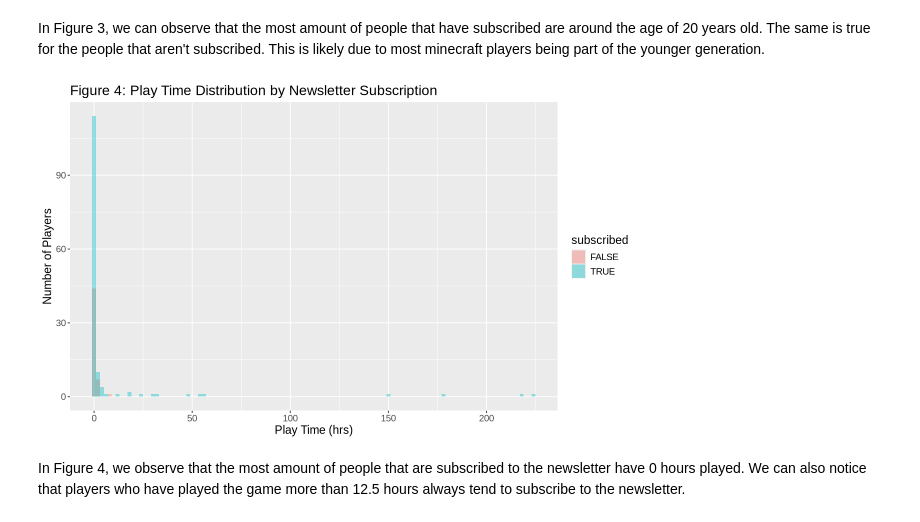
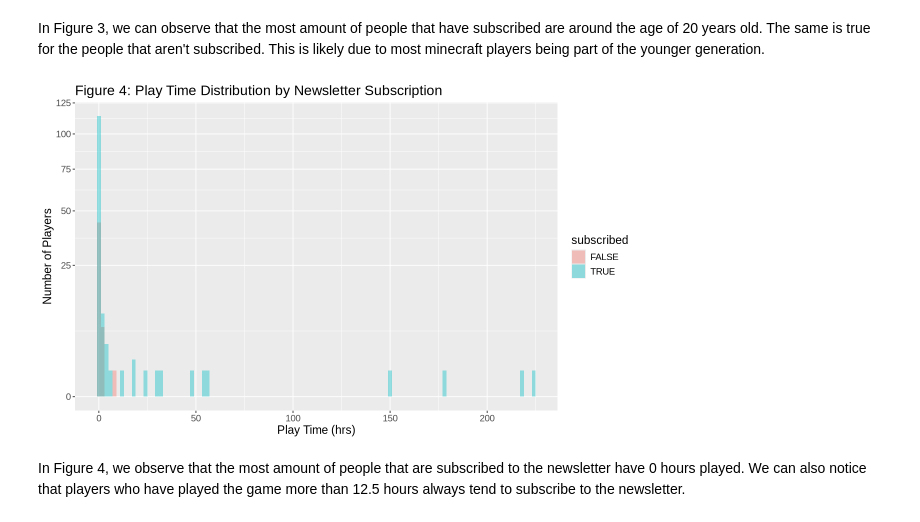
Before and after one commit to jhuan175/dsci100_project_final_report, a Jupyter notebook: Project_Final_Report.ipynb, the cells around one changed output. Drawn from its saved outputs; the diff is of its cells as text; code cells hidden in the pictures.

Commit message:
Change y-axis scale of Figure 4

```diff
--- a/Project_Final_Report.ipynb
+++ b/Project_Final_Report.ipynb
@@ -182,16 +182,17 @@ In Figure 3, we can observe that the most amount of people that have subscribed
 # %%
 # Figure 4: Play Time Distribution by subscription status
 play_time_plot <- players |>
     ggplot(aes(x = hours_played, fill = subscribed)) +
         geom_histogram(binwidth = 2, position = "identity", alpha = 0.4, bins = 10) +
+        scale_y_sqrt() +
         labs(title = "Figure 4: Play Time Distribution by Newsletter Subscription",
                x = "Play Time (hrs)",
                y = "Number of Players") +
         theme(text = element_text(size = 14))
 
 play_time_plot
 # %% [output]
-[figure, old version]
+[figure, new version]
 # %% [markdown]
 In Figure 4, we observe that the most amount of people that are subscribed to the newsletter have 0 hours played. We can also notice that players who have played the game more than 12.5 hours always tend to subscribe to the newsletter.
 # %% [markdown]
```
Also changed, not shown: parts of 1 cell of this notebook.
